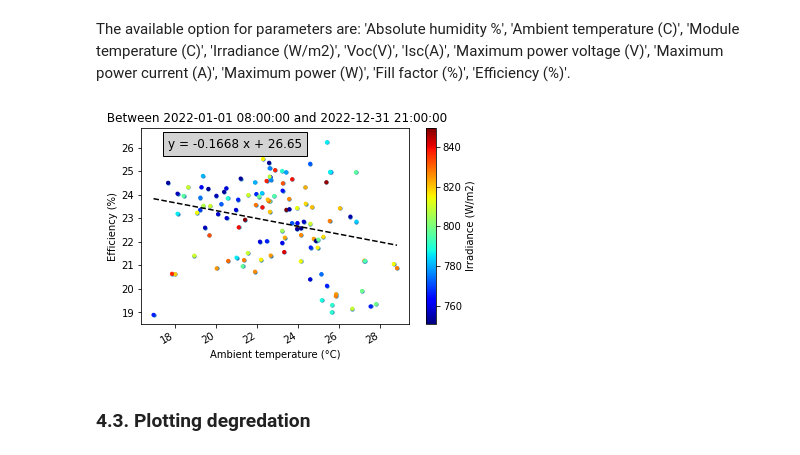
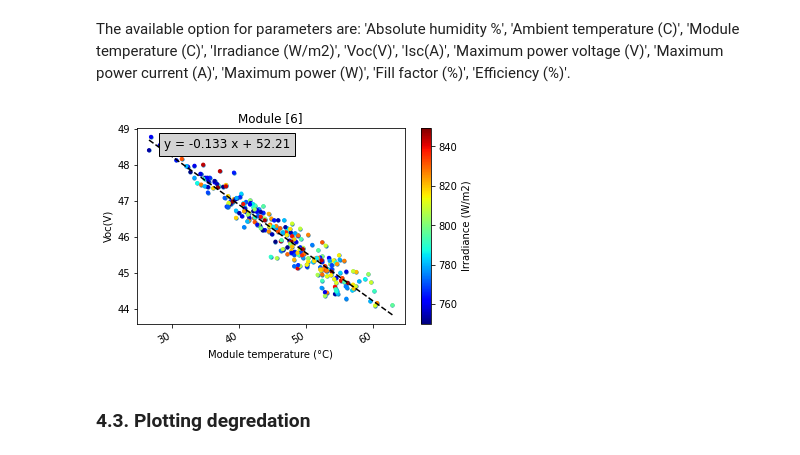
Before and after one commit to sijinwnag/Roof_module_data_processing, a Jupyter notebook: roof_module_notebook.ipynb, the cells around one changed output. Cells and saved outputs as stored; diff of their text form; code cells hidden in the pictures.

```diff
--- a/roof_module_notebook.ipynb
+++ b/roof_module_notebook.ipynb
@@ -168,27 +168,28 @@ Please select the parameters to plot against.
 # %% [markdown]
 The available option for parameters are: 'Absolute humidity %', 'Ambient temperature (C)', 'Module temperature (C)', 'Irradiance (W/m2)', 'Voc(V)', 'Isc(A)', 'Maximum power voltage (V)', 'Maximum power current (A)', 'Maximum power (W)', 'Fill factor (%)', 'Efficiency (%)'.
 # %%
-x_name = input('Which parameter to put in x axis (choose from the available options)')
-y_name = input('Which parameter to put in y axis (choose from the available options)')
-# x_name = 'Ambient temperature (C)'
-# y_name = 'Efficiency (%)'
+available_list = ['Absolute humidity %', 'Ambient temperature (C)', 'Module temperature (C)', 'Irradiance (W/m2)', 'Voc(V)', 'Isc(A)', 'Maximum power voltage (V)', 'Maximum power current (A)', 'Maximum power (W)', 'Fill factor (%)', 'Efficiency (%)']
+# x_name = input('Which parameter to put in x axis (choose from the available options)')
+# y_name = input('Which parameter to put in y axis (choose from the available options)')
+x_name = 'Module temperature (C)'
+y_name = 'Voc(V)'
 # print(x_name)
 if x_name in available_list and y_name in available_list:
-    whether_color_code = input('Do you want a color code 3rd dimension? (YES or NO)')
-    # whether_color_code = 'YES'
+    # whether_color_code = input('Do you want a color code 3rd dimension? (YES or NO)')
+    whether_color_code = 'YES'
     if whether_color_code == 'NO':
         data1.data_parameter_plot_multimodule(x_name=data1.param_name_dict[str(x_name)], y_name=data1.param_name_dict[str(y_name)], linear_fit=True, color_code=False)
     else:
-        color_code_name = input('Which parameter to color code (choose from the available options)')
-        # color_code_name = 'Irradiance (W/m2)'
+        # color_code_name = input('Which parameter to color code (choose from the available options)')
+        color_code_name = 'Irradiance (W/m2)'
         if color_code_name in available_list:
-            data1.data_parameter_plot_multimodule(x_name=data1.param_name_dict[str(x_name)], y_name=data1.param_name_dict[str(y_name)], linear_fit=True, color_code=True, color_name=data1.param_name_dict[str(color_code_name)])
+            data1.data_parameter_plot_multimodule(x_name=data1.param_name_dict[str(x_name)], y_name=data1.param_name_dict[str(y_name)], linear_fit=True, color_code=True, color_name=data1.param_name_dict[str(color_code_name)], module_title=True)
         else:
             print('Please select the color code parameter name from the available list')
 else:
     print('Please choose both x and y names from the availabe list')
 # %% [output]
-[figure, old version]
+[figure, new version]
 # %% [markdown]
 ### 4.3. Plotting degredation
 # %% [markdown]
```
Also changed, not shown: parts of 4 cells of this notebook, 1 other file.
